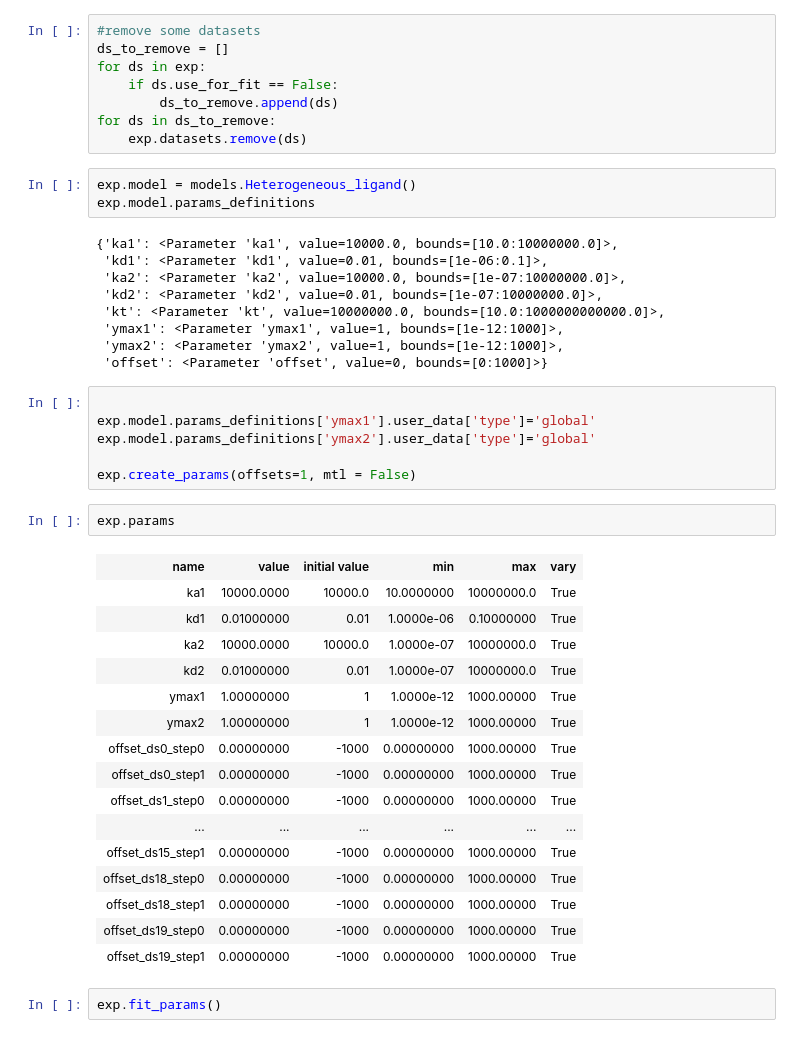
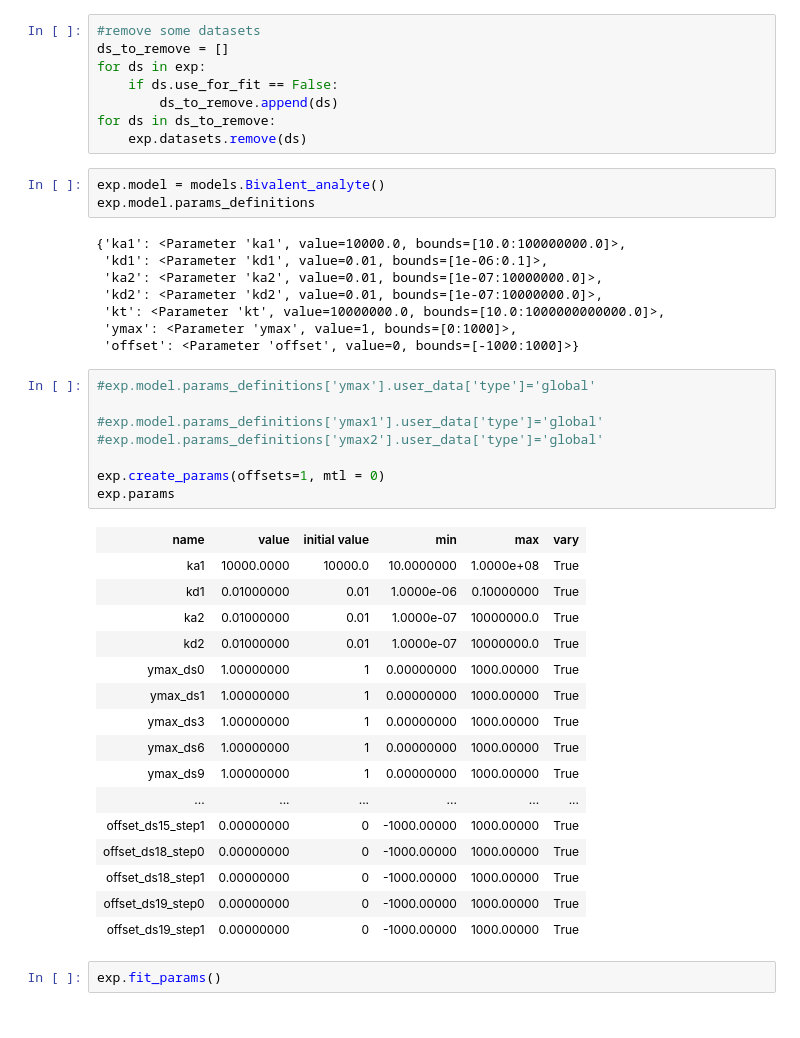
Before and after one commit to mtyras/BLI, a Jupyter notebook: analyze_gst-d1-e3-fl.ipynb, the cells around one changed output. Drawn from its saved outputs; the diff is of its cells as text.

```diff
--- a/analyze_gst-d1-e3-fl.ipynb
+++ b/analyze_gst-d1-e3-fl.ipynb
@@ -164,42 +165,41 @@ for ds in exp:
 for ds in ds_to_remove:
     exp.datasets.remove(ds)
 # %%
-exp.model = models.Heterogeneous_ligand()
+exp.model = models.Bivalent_analyte()
 exp.model.params_definitions
 # %% [output]
-{'ka1': <Parameter 'ka1', value=10000.0, bounds=[10.0:10000000.0]>,
+{'ka1': <Parameter 'ka1', value=10000.0, bounds=[10.0:100000000.0]>,
  'kd1': <Parameter 'kd1', value=0.01, bounds=[1e-06:0.1]>,
- 'ka2': <Parameter 'ka2', value=10000.0, bounds=[1e-07:10000000.0]>,
+ 'ka2': <Parameter 'ka2', value=0.01, bounds=[1e-07:10000000.0]>,
  'kd2': <Parameter 'kd2', value=0.01, bounds=[1e-07:10000000.0]>,
  'kt': <Parameter 'kt', value=10000000.0, bounds=[10.0:1000000000000.0]>,
- 'ymax1': <Parameter 'ymax1', value=1, bounds=[1e-12:1000]>,
- 'ymax2': <Parameter 'ymax2', value=1, bounds=[1e-12:1000]>,
- 'offset': <Parameter 'offset', value=0, bounds=[0:1000]>}
+ 'ymax': <Parameter 'ymax', value=1, bounds=[0:1000]>,
+ 'offset': <Parameter 'offset', value=0, bounds=[-1000:1000]>}
 # %%
+#exp.model.params_definitions['ymax'].user_data['type']='global'
 
-exp.model.params_definitions['ymax1'].user_data['type']='global'
-exp.model.params_definitions['ymax2'].user_data['type']='global'
+#exp.model.params_definitions['ymax1'].user_data['type']='global'
+#exp.model.params_definitions['ymax2'].user_data['type']='global'
 
-exp.create_params(offsets=1, mtl = False)
+exp.create_params(offsets=1, mtl = 0)
+exp.params
+# %% [output]
+| name | value | initial value | min | max | vary |
+| ka1 | 10000.0000 | 10000.0 | 10.0000000 | 1.0000e+08 | True |
+| kd1 | 0.01000000 | 0.01 | 1.0000e-06 | 0.10000000 | True |
+| ka2 | 0.01000000 | 0.01 | 1.0000e-07 | 10000000.0 | True |
+| kd2 | 0.01000000 | 0.01 | 1.0000e-07 | 10000000.0 | True |
+| ymax_ds0 | 1.00000000 | 1 | 0.00000000 | 1000.00000 | True |
+| ymax_ds1 | 1.00000000 | 1 | 0.00000000 | 1000.00000 | True |
+| ymax_ds3 | 1.00000000 | 1 | 0.00000000 | 1000.00000 | True |
+| ymax_ds6 | 1.00000000 | 1 | 0.00000000 | 1000.00000 | True |
+| ymax_ds9 | 1.00000000 | 1 | 0.00000000 | 1000.00000 | True |
+| ... | ... | ... | ... | ... | ... |
+| offset_ds15_step1 | 0.00000000 | 0 | -1000.00000 | 1000.00000 | True |
+| offset_ds18_step0 | 0.00000000 | 0 | -1000.00000 | 1000.00000 | True |
+| offset_ds18_step1 | 0.00000000 | 0 | -1000.00000 | 1000.00000 | True |
+| offset_ds19_step0 | 0.00000000 | 0 | -1000.00000 | 1000.00000 | True |
+| offset_ds19_step1 | 0.00000000 | 0 | -1000.00000 | 1000.00000 | True |
-# %%
-exp.params
-# %% [output]
-| name | value | initial value | min | max | vary |
-| ka1 | 10000.0000 | 10000.0 | 10.0000000 | 10000000.0 | True |
-| kd1 | 0.01000000 | 0.01 | 1.0000e-06 | 0.10000000 | True |
-| ka2 | 10000.0000 | 10000.0 | 1.0000e-07 | 10000000.0 | True |
-| kd2 | 0.01000000 | 0.01 | 1.0000e-07 | 10000000.0 | True |
-| ymax1 | 1.00000000 | 1 | 1.0000e-12 | 1000.00000 | True |
-| ymax2 | 1.00000000 | 1 | 1.0000e-12 | 1000.00000 | True |
-| offset_ds0_step0 | 0.00000000 | -1000 | 0.00000000 | 1000.00000 | True |
-| offset_ds0_step1 | 0.00000000 | -1000 | 0.00000000 | 1000.00000 | True |
-| offset_ds1_step0 | 0.00000000 | -1000 | 0.00000000 | 1000.00000 | True |
-| ... | ... | ... | ... | ... | ... |
-| offset_ds15_step1 | 0.00000000 | -1000 | 0.00000000 | 1000.00000 | True |
-| offset_ds18_step0 | 0.00000000 | -1000 | 0.00000000 | 1000.00000 | True |
-| offset_ds18_step1 | 0.00000000 | -1000 | 0.00000000 | 1000.00000 | True |
-| offset_ds19_step0 | 0.00000000 | -1000 | 0.00000000 | 1000.00000 | True |
-| offset_ds19_step1 | 0.00000000 | -1000 | 0.00000000 | 1000.00000 | True |
 # %%
 exp.fit_params()
 # %% [output]
```
Also changed, not shown: parts of 22 cells of this notebook, 25 other files.
